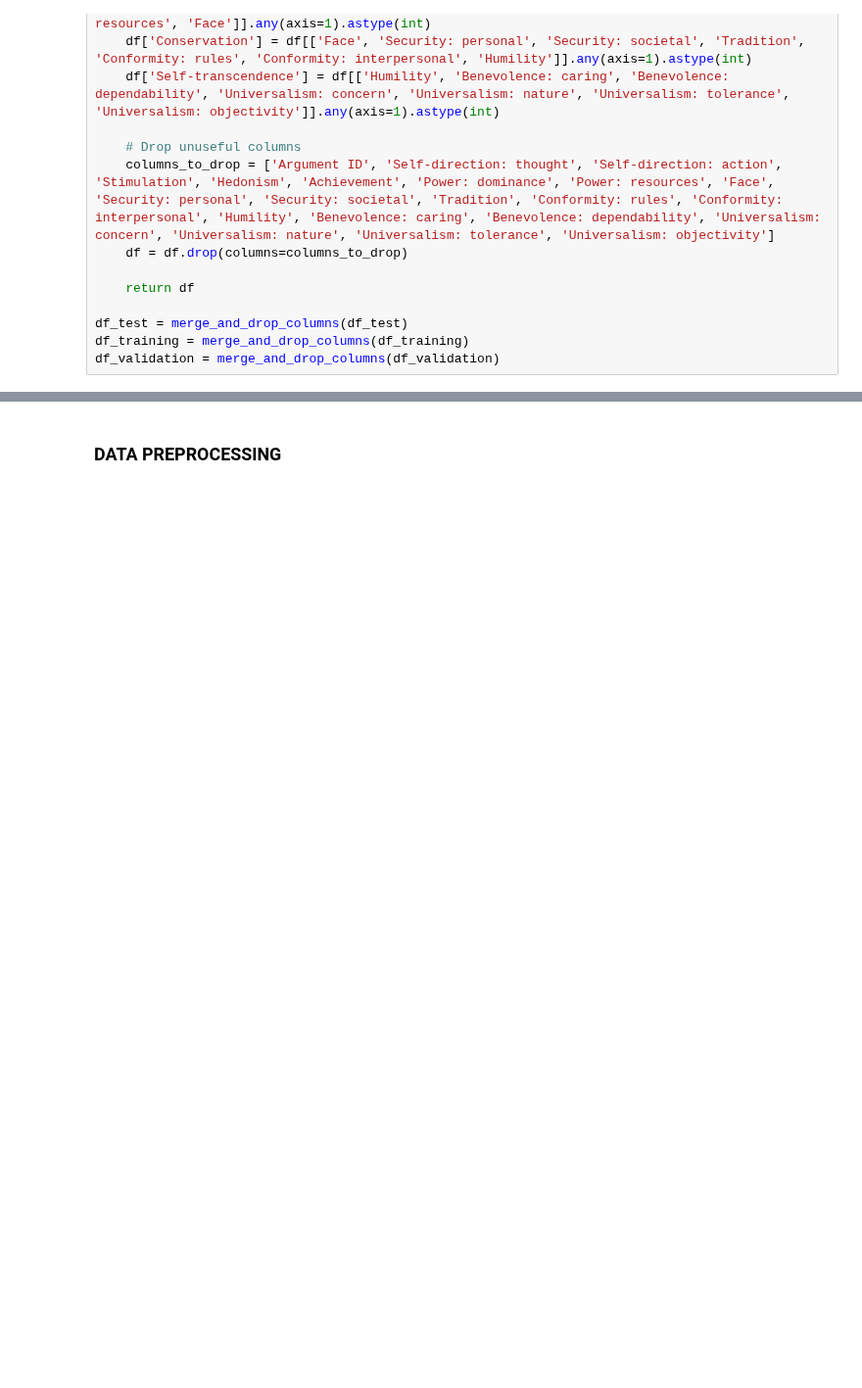
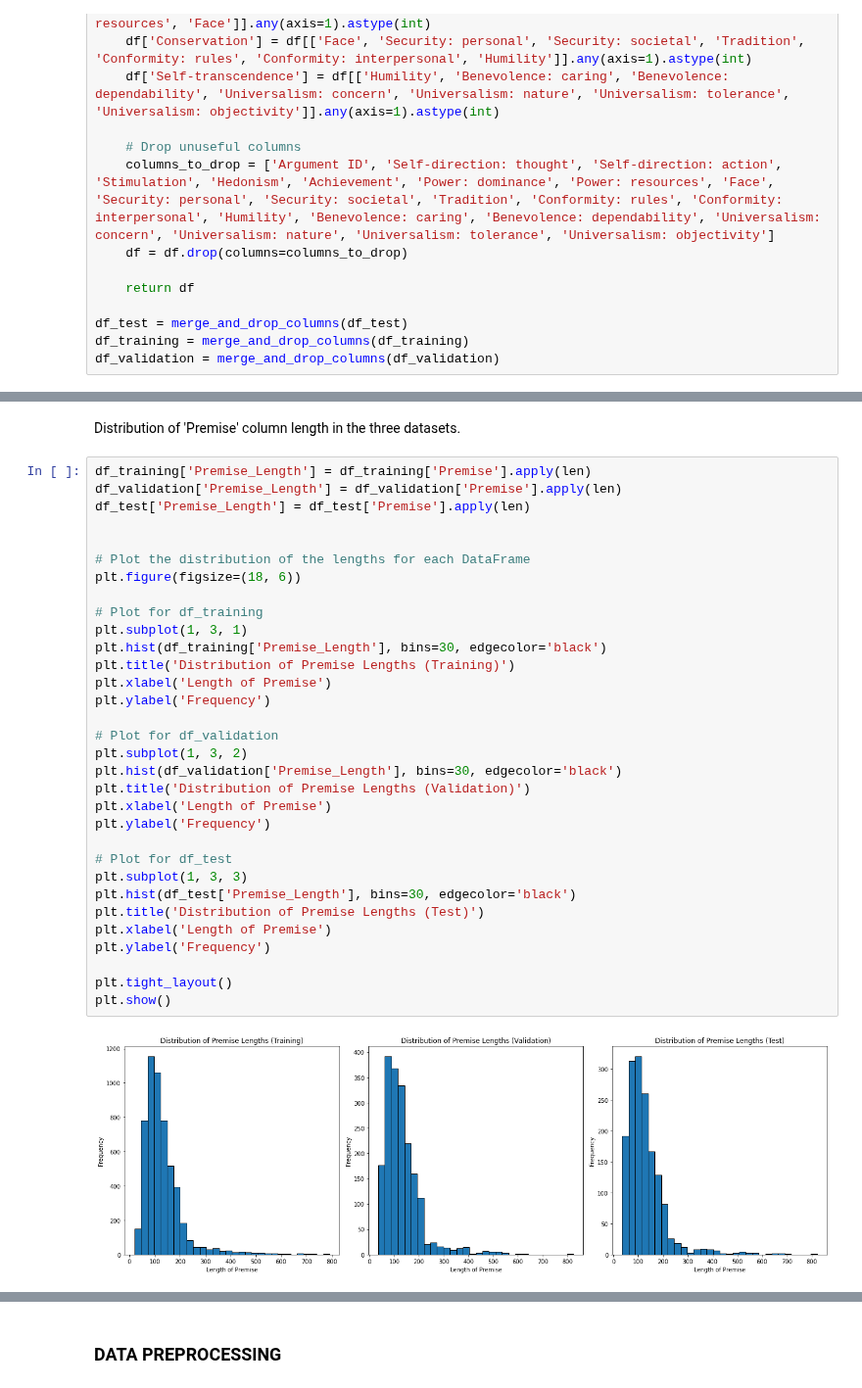
Before and after one commit to madalinaionela/NLP, a Jupyter notebook: ASSIGNMENTS/Assignment 2/A2_final.ipynb, the cells around one changed output, grey strips where cells are left out. Shown at 98% size. Saved outputs shown, nothing was run; the diff lists cells and outputs as text; blank space fills up the shorter version.

```diff
--- a/ASSIGNMENTS/Assignment 2/A2_final.ipynb
+++ b/ASSIGNMENTS/Assignment 2/A2_final.ipynb
@@ -85,0 +121,36 @@ per il resto non saprei cosa altro mettere, se vuoi la presenza di in favor of e
+# %% [markdown]
+Distribution of 'Premise' column length in the three datasets.
+# %%
+df_training['Premise_Length'] = df_training['Premise'].apply(len)
+df_validation['Premise_Length'] = df_validation['Premise'].apply(len)
+df_test['Premise_Length'] = df_test['Premise'].apply(len)
+
+
+# Plot the distribution of the lengths for each DataFrame
+plt.figure(figsize=(18, 6))
+
+# Plot for df_training
+plt.subplot(1, 3, 1)
+plt.hist(df_training['Premise_Length'], bins=30, edgecolor='black')
+plt.title('Distribution of Premise Lengths (Training)')
+plt.xlabel('Length of Premise')
+plt.ylabel('Frequency')
+
+# Plot for df_validation
+plt.subplot(1, 3, 2)
+plt.hist(df_validation['Premise_Length'], bins=30, edgecolor='black')
+plt.title('Distribution of Premise Lengths (Validation)')
+plt.xlabel('Length of Premise')
+plt.ylabel('Frequency')
+
+# Plot for df_test
+plt.subplot(1, 3, 3)
+plt.hist(df_test['Premise_Length'], bins=30, edgecolor='black')
+plt.title('Distribution of Premise Lengths (Test)')
+plt.xlabel('Length of Premise')
+plt.ylabel('Frequency')
+
+plt.tight_layout()
+plt.show()
+# %% [output]
+[figure, added]
```
Also changed, not shown: parts of 10 cells of this notebook.
